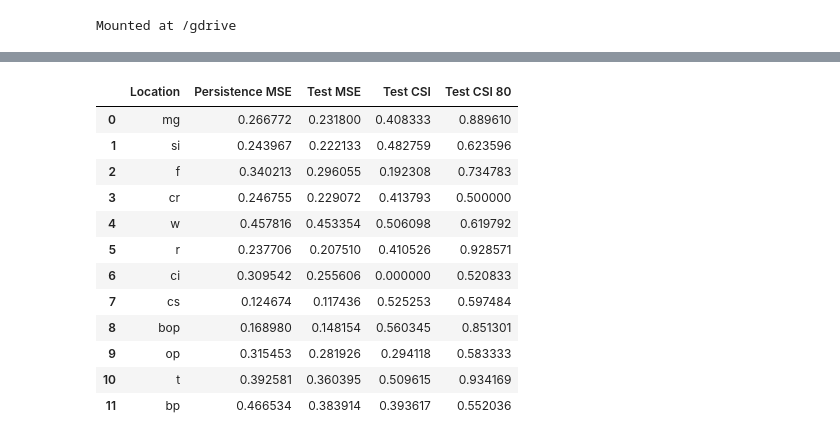
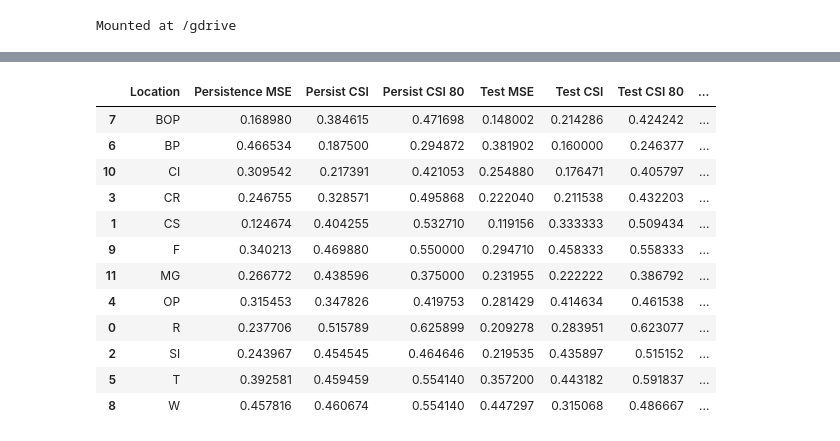
Before and after one commit to ding05/graphwaves_dgl, a Jupyter notebook: train_fcn.ipynb, the cells around one changed output, grey strips where cells are left out. Drawn from its saved outputs; the diff is of its cells as text; code cells hidden in the pictures.

```diff
--- a/train_fcn.ipynb
+++ b/train_fcn.ipynb
@@ -101,7 +101,7 @@ l1_ratio = 1
 regularization = 'EN' + str(l1_ratio) + str(weight_decay)
 drop_out_rate = 0
 batch_size = 64
-num_train_epochs = 400
+num_train_epochs = 200
 
 data_path = 'data/'
 models_path = 'out/'
@@ -133,12 +133,15 @@ for lead_time in [1]:
     all_loc = []
     all_persist_mse = []
     all_test_mse = []
+    all_persist_csi = []
+    all_persist_csi_80 = []
     all_test_csi = []
     all_test_csi_80 = []
+    all_training_time = []
 
     for loc in list(arrays.keys()):
 
-        print('Location:', loc)
+        print('Location:', loc.upper())
 
         y = arrays[loc]
         y_all = y
@@ -154,13 +157,18 @@ for lead_time in [1]:
         x_test, y_test = torch.tensor(x_all_flat[num_train:]).to(torch.float32), torch.tensor(y_all[num_train:]).to(torch.float32)
 
         # The threshold for defining outliers using the 90th percentile
-        y_train_sorted = np.sort(y_train.numpy())
+        y_train_sorted = np.sort(y_train.numpy().squeeze())
         threshold = y_train_sorted[int(len(y_train_sorted)*0.9):][0]
         threshold_low = y_train_sorted[int(len(y_train_sorted)*0.8):][0]
+        print('90th Threshold:', threshold)
+        print('80th Threshold:', threshold_low)
 
         model = FCN(x_all_flat.shape[1], num_hid_feat, num_out_feat, drop_out_rate)
         optim = torch.optim.SGD(model.parameters(), lr=learning_rate, weight_decay=weight_decay)
         criterion = nn.MSELoss()
+
+        # Start time
+        start = time.time()
 
         for epoch in range(num_train_epochs):
             epoch_loss = 0
@@ -198,6 +206,10 @@ for lead_time in [1]:
                 epoch_loss /= len(x_train) // batch_size
                 print('Epoch [{}/{}], Avg Loss: {:.4f},  Val MSE: {:.4f}'.format(epoch+1, num_train_epochs, epoch_loss, val_mse))
 
+        # End time
+        stop = time.time()
+        training_time = str(round(stop - start, 4))
+
         with torch.no_grad():
             y_pred = model(x_train)
 
@@ -207,15 +219,26 @@ for lead_time in [1]:
         plt.plot(x, y, color='red')
         plt.xlabel('Observation')
         plt.ylabel('Prediction')
-        plt.title('Training Data')
+        plt.title('Location: {}, Lead Month: {}, Data: Training'.format(loc.upper(), lead_time))
         plt.show()
 
         with torch.no_grad():
-            persist_mse = criterion(y_test[lead_time:], y_test[:-lead_time])
+            persist_mse = criterion(y_test[:-lead_time], y_test[lead_time:])
             y_pred = model(x_test)
             test_mse = criterion(y_pred, y_test)
             print('Persistence MSE: {:.4f}'.format(persist_mse.item()))
             print('Test MSE: {:.4f}'.format(test_mse.item()))
+
+        pred_pos = [float(i) > threshold for i in y_test[:-lead_time]]
+        y_test_pos = [float(i) > threshold for i in y_test[lead_time:]]
+        persist_pos = [[pred_pos[i], y_test_pos[i]] for i in range(len(pred_pos))]
+        persist_csi = persist_pos.count([np.array([True]), np.array([True])]) / (persist_pos.count([np.array([True]), np.array([True])]) + persist_pos.count([np.array([True]), np.array([False])]) + persist_pos.count([np.array([False]), np.array([True])]))
+        print('Persist CSI: {:.4f}'.format(persist_csi))
+        pred_pos = [float(i) > threshold_low for i in y_test[:-lead_time]]
+        y_test_pos = [float(i) > threshold_low for i in y_test[lead_time:]]
+        persist_pos = [[pred_pos[i], y_test_pos[i]] for i in range(len(pred_pos))]
+        persist_csi_80 = persist_pos.count([np.array([True]), np.array([True])]) / (persist_pos.count([np.array([True]), np.array([True])]) + persist_pos.count([np.array([True]), np.array([False])]) + persist_pos.count([np.array([False]), np.array([True])]))
+        print('Persist CSI 80: {:.4f}'.format(persist_csi_80))
 
         pred_pos = [float(i) > threshold for i in y_pred]
         y_test_pos = [float(i) > threshold for i in y_test]
@@ -234,12 +257,15 @@ for lead_time in [1]:
         plt.plot(x, y, color='red')
         plt.xlabel('Observation')
         plt.ylabel('Prediction')
-        plt.title('Test Data')
+        plt.title('Location: {}, Lead Month: {}, Data: Test'.format(loc.upper(), lead_time))
         plt.show()
 
-        all_loc.append(loc)
+        all_loc.append(loc.upper())
         all_persist_mse.append(persist_mse)
         all_test_mse.append(test_mse)
         all_test_csi.append(test_csi)
         all_test_csi_80.append(test_csi_80)
+        all_persist_csi.append(persist_csi)
+        all_persist_csi_80.append(persist_csi_80)
+        all_training_time.append(training_time)
 # %% [output]
@@ -316,20 +356,21 @@ Test CSI 80: 0.7348
 # %%
 all_persist_mse_float = [float(i) for i in all_persist_mse]
 all_test_mse_float = [float(i) for i in all_test_mse]
 
-test_results = pd.DataFrame({'Location': all_loc, 'Persistence MSE': all_persist_mse_float, 'Test MSE': all_test_mse_float, 'Test CSI': all_test_csi, 'Test CSI 80': all_test_csi_80})
+test_results = pd.DataFrame({'Location': all_loc, 'Persistence MSE': all_persist_mse_float, 'Persist CSI': all_persist_csi, 'Persist CSI 80': all_persist_csi_80, 'Test MSE': all_test_mse_float, 'Test CSI': all_test_csi, 'Test CSI 80': all_test_csi_80, 'Training Time': all_training_time})
+test_results = test_results.sort_values(by='Location')
 test_results
 # %% [output]
-|  | Location | Persistence MSE | Test MSE | Test CSI | Test CSI 80 |
-| 0 | mg | 0.266772 | 0.231800 | 0.408333 | 0.889610 |
-| 1 | si | 0.243967 | 0.222133 | 0.482759 | 0.623596 |
-| 2 | f | 0.340213 | 0.296055 | 0.192308 | 0.734783 |
-| 3 | cr | 0.246755 | 0.229072 | 0.413793 | 0.500000 |
-| 4 | w | 0.457816 | 0.453354 | 0.506098 | 0.619792 |
-| 5 | r | 0.237706 | 0.207510 | 0.410526 | 0.928571 |
-| 6 | ci | 0.309542 | 0.255606 | 0.000000 | 0.520833 |
-| 7 | cs | 0.124674 | 0.117436 | 0.525253 | 0.597484 |
-| 8 | bop | 0.168980 | 0.148154 | 0.560345 | 0.851301 |
-| 9 | op | 0.315453 | 0.281926 | 0.294118 | 0.583333 |
-| 10 | t | 0.392581 | 0.360395 | 0.509615 | 0.934169 |
-| 11 | bp | 0.466534 | 0.383914 | 0.393617 | 0.552036 |
+|  | Location | Persistence MSE | Persist CSI | Persist CSI 80 | Test MSE | Test CSI | Test CSI 80 | ... |
+| 7 | BOP | 0.168980 | 0.384615 | 0.471698 | 0.148002 | 0.214286 | 0.424242 | ... |
+| 6 | BP | 0.466534 | 0.187500 | 0.294872 | 0.381902 | 0.160000 | 0.246377 | ... |
+| 10 | CI | 0.309542 | 0.217391 | 0.421053 | 0.254880 | 0.176471 | 0.405797 | ... |
+| 3 | CR | 0.246755 | 0.328571 | 0.495868 | 0.222040 | 0.211538 | 0.432203 | ... |
+| 1 | CS | 0.124674 | 0.404255 | 0.532710 | 0.119156 | 0.333333 | 0.509434 | ... |
+| 9 | F | 0.340213 | 0.469880 | 0.550000 | 0.294710 | 0.458333 | 0.558333 | ... |
+| 11 | MG | 0.266772 | 0.438596 | 0.375000 | 0.231955 | 0.222222 | 0.386792 | ... |
+| 4 | OP | 0.315453 | 0.347826 | 0.419753 | 0.281429 | 0.414634 | 0.461538 | ... |
+| 0 | R | 0.237706 | 0.515789 | 0.625899 | 0.209278 | 0.283951 | 0.623077 | ... |
+| 2 | SI | 0.243967 | 0.454545 | 0.464646 | 0.219535 | 0.435897 | 0.515152 | ... |
+| 5 | T | 0.392581 | 0.459459 | 0.554140 | 0.357200 | 0.443182 | 0.591837 | ... |
+| 8 | W | 0.457816 | 0.460674 | 0.554140 | 0.447297 | 0.315068 | 0.486667 | ... |
```
Also changed, not shown: parts of 3 cells of this notebook.
